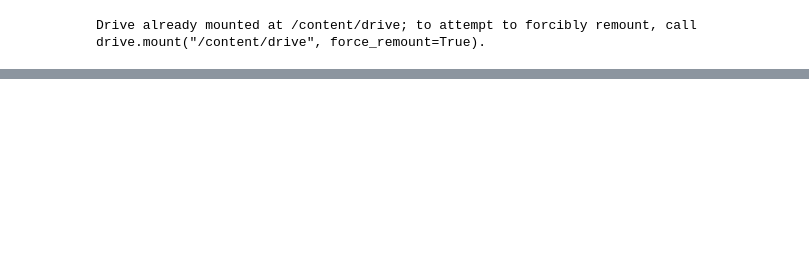
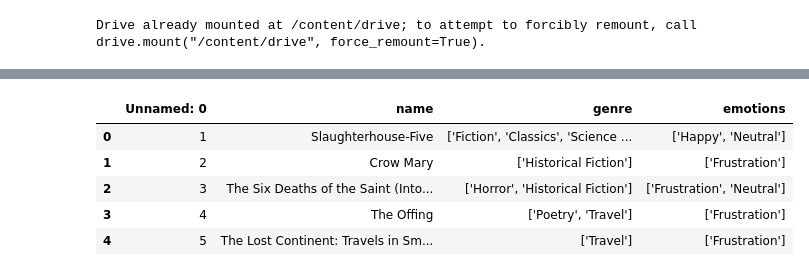
Before and after one commit to cepdnaclk/e18-4yp-Reinforcement-Learning-enabled-Recommendation-System-For-Emotional-Support, a Jupyter notebook: brandit_algorithm/code2.ipynb, the cells around one changed output, grey strips where cells are left out. Saved outputs shown, nothing was run; the diff lists cells and outputs as text; code cells hidden in the pictures; blank space fills up the shorter version.

Commit message:
updated the brandit code

```diff
--- a/brandit_algorithm/code2.ipynb
+++ b/brandit_algorithm/code2.ipynb
@@ -102,0 +45,13 @@ data.head()
+# %%
+df_books = pd.read_csv('/content/drive/MyDrive/FYP_RL_MODELS/RS USING RL BRANDIT/datasets/book_filtered_data.csv')
+df_songs = pd.read_csv('/content/drive/MyDrive/FYP_RL_MODELS/RS USING RL BRANDIT/datasets/music_filtered_data.csv')
+df_movies = pd.read_csv('/content/drive/MyDrive/FYP_RL_MODELS/RS USING RL BRANDIT/datasets/movie_filtered_data.csv')
+# %%
+df_books.head()
+# %% [output]
+|  | Unnamed: 0 | name | genre | emotions |
+| 0 | 1 | Slaughterhouse-Five | ['Fiction', 'Classics', 'Science ... | ['Happy', 'Neutral'] |
+| 1 | 2 | Crow Mary | ['Historical Fiction'] | ['Frustration'] |
+| 2 | 3 | The Six Deaths of the Saint (Into... | ['Horror', 'Historical Fiction'] | ['Frustration', 'Neutral'] |
+| 3 | 4 | The Offing | ['Poetry', 'Travel'] | ['Frustration'] |
+| 4 | 5 | The Lost Continent: Travels in Sm... | ['Travel'] | ['Frustration'] |
```
Also changed, not shown: parts of 36 cells of this notebook, 6 other files.
